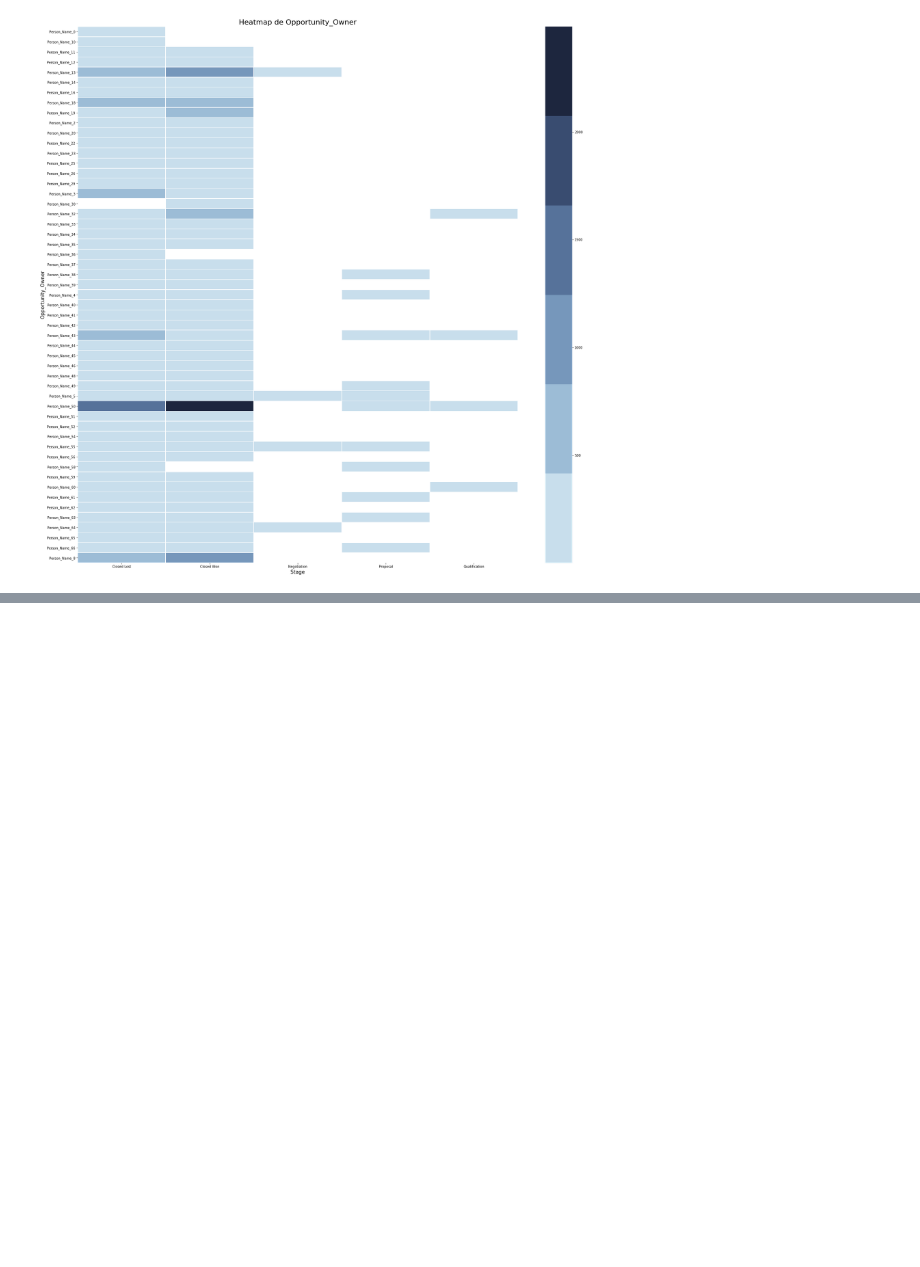
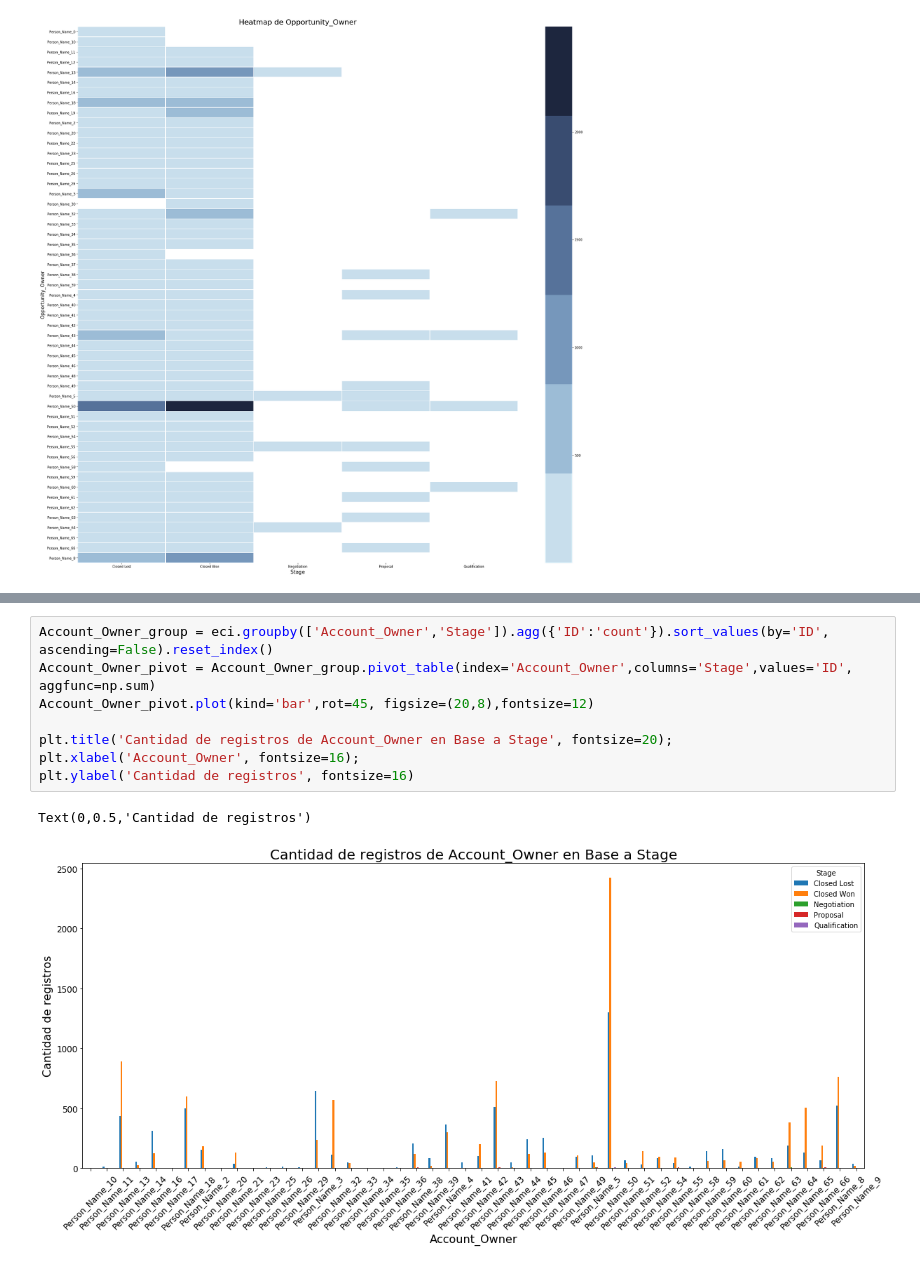
Before and after one commit to felipegonzalez2112/tp-2020-orga-datos, a Jupyter notebook: TP1-Analisis.ipynb, the cells around one changed output, grey strips where cells are left out. Drawn from its saved outputs; the diff is of its cells as text; blank space fills up the shorter version.

```diff
--- a/TP1-Analisis.ipynb
+++ b/TP1-Analisis.ipynb
@@ -439,0 +370,11 @@ eci.groupby(['Planned_Delivery_End_Date','Stage']).agg({'ID':'count'}).nlargest(
+# %%
+Account_Owner_group = eci.groupby(['Account_Owner','Stage']).agg({'ID':'count'}).sort_values(by='ID', ascending=False).reset_index()
+Account_Owner_pivot = Account_Owner_group.pivot_table(index='Account_Owner',columns='Stage',values='ID', aggfunc=np.sum)
+Account_Owner_pivot.plot(kind='bar',rot=45, figsize=(20,8),fontsize=12)
+
+plt.title('Cantidad de registros de Account_Owner en Base a Stage', fontsize=20);
+plt.xlabel('Account_Owner', fontsize=16);
+plt.ylabel('Cantidad de registros', fontsize=16)
+# %% [output]
+Text(0,0.5,'Cantidad de registros')
+[figure, added]
```
Also changed, not shown: parts of 7 cells of this notebook.
